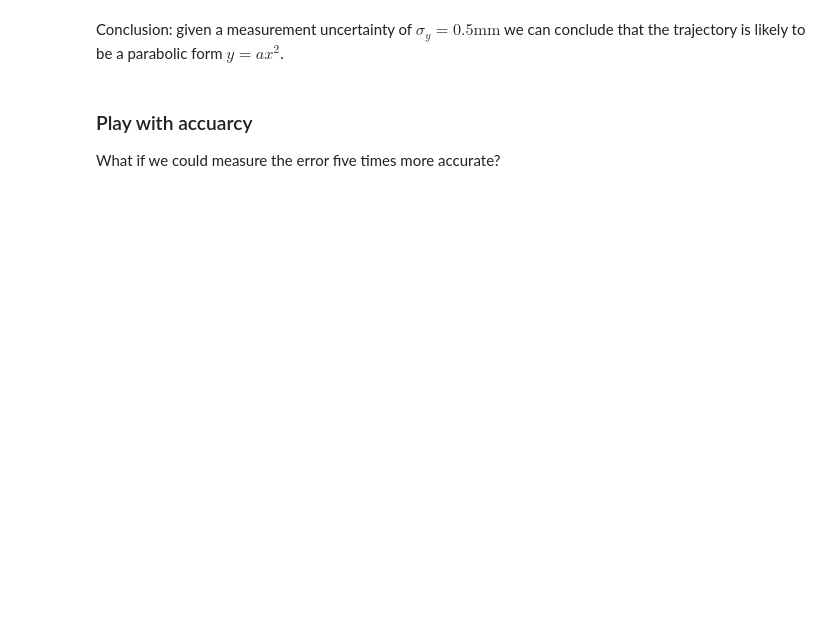
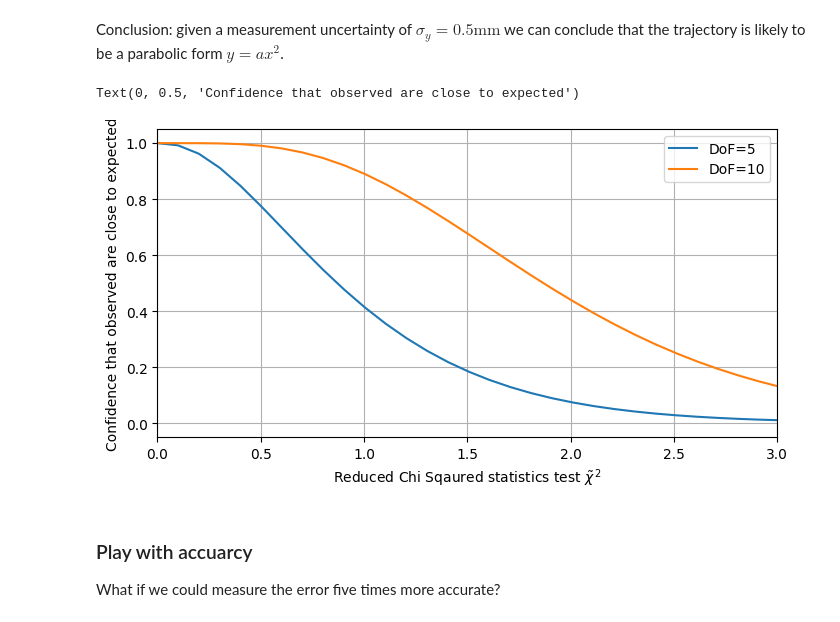
Before and after one commit to tphlabs/python_workshop, a Jupyter notebook: Chi_Squared_Test.ipynb, the cells around one changed output. Cells and saved outputs as stored; diff of their text form; code cells hidden in the pictures; blank space fills up the shorter version.

```diff
--- a/Chi_Squared_Test.ipynb
+++ b/Chi_Squared_Test.ipynb
@@ -240,5 +239,24 @@ Reduced Chi-squared test statistic 0.56
 # %% [markdown]
 Conclusion: given a measurement uncertainty of $\sigma_y = 0.5 \text{mm}$ we can conclude that the trajectory is likely to be a parabolic form $y=ax^2$.
+# %%
+chi2_dense = np.linspace(0, 100, 200)
+fig, ax = plt.subplots(figsize=(8,4))
+for DoF in [5,10]:
+  pi_values = chi2.sf(chi2_dense, DoF)
+  plt.plot(chi2_dense/DOF, pi_values, label=f'{DoF=}')
+#  chi2_observed = 0.64
+#  p_value_observed = chi2.sf(chi2_observed*DoF, DoF)
+#  plt.axvline(chi2_observed, color='gray', ls='--')
+#  plt.axhline(p_value_observed, color='gray', ls='--')
+
+plt.legend()
+plt.grid()
+plt.xlim(0,3);
+plt.xlabel(r'Reduced Chi Sqaured statistics test $\tilde\chi^2$')
+plt.ylabel('Confidence that observed are close to expected')
+# %% [output]
+Text(0, 0.5, 'Confidence that observed are close to expected')
+[figure, added]
 # %% [markdown]
 ### Play with accuarcy
 
```
Also changed, not shown: parts of 6 cells of this notebook.
